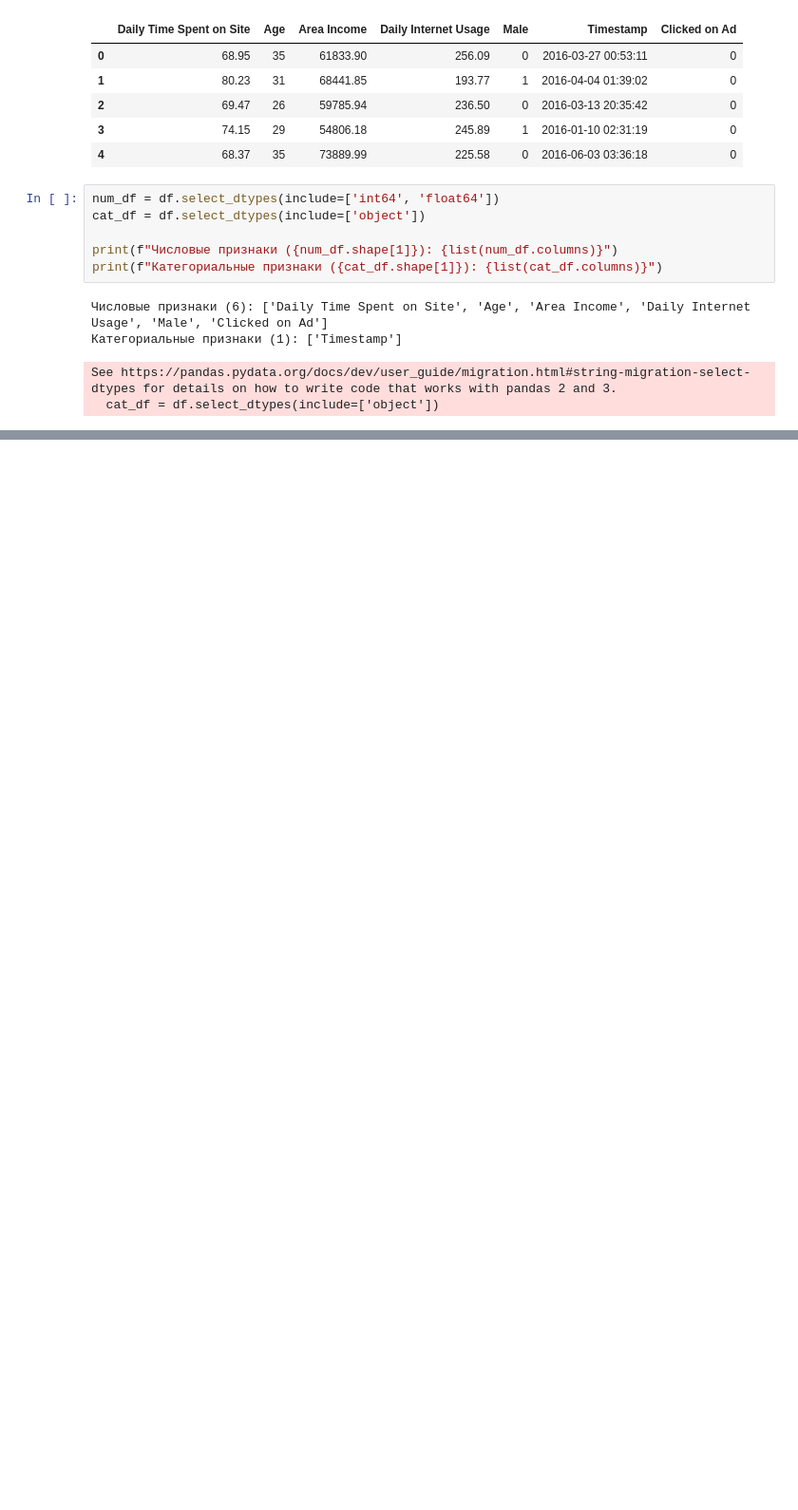
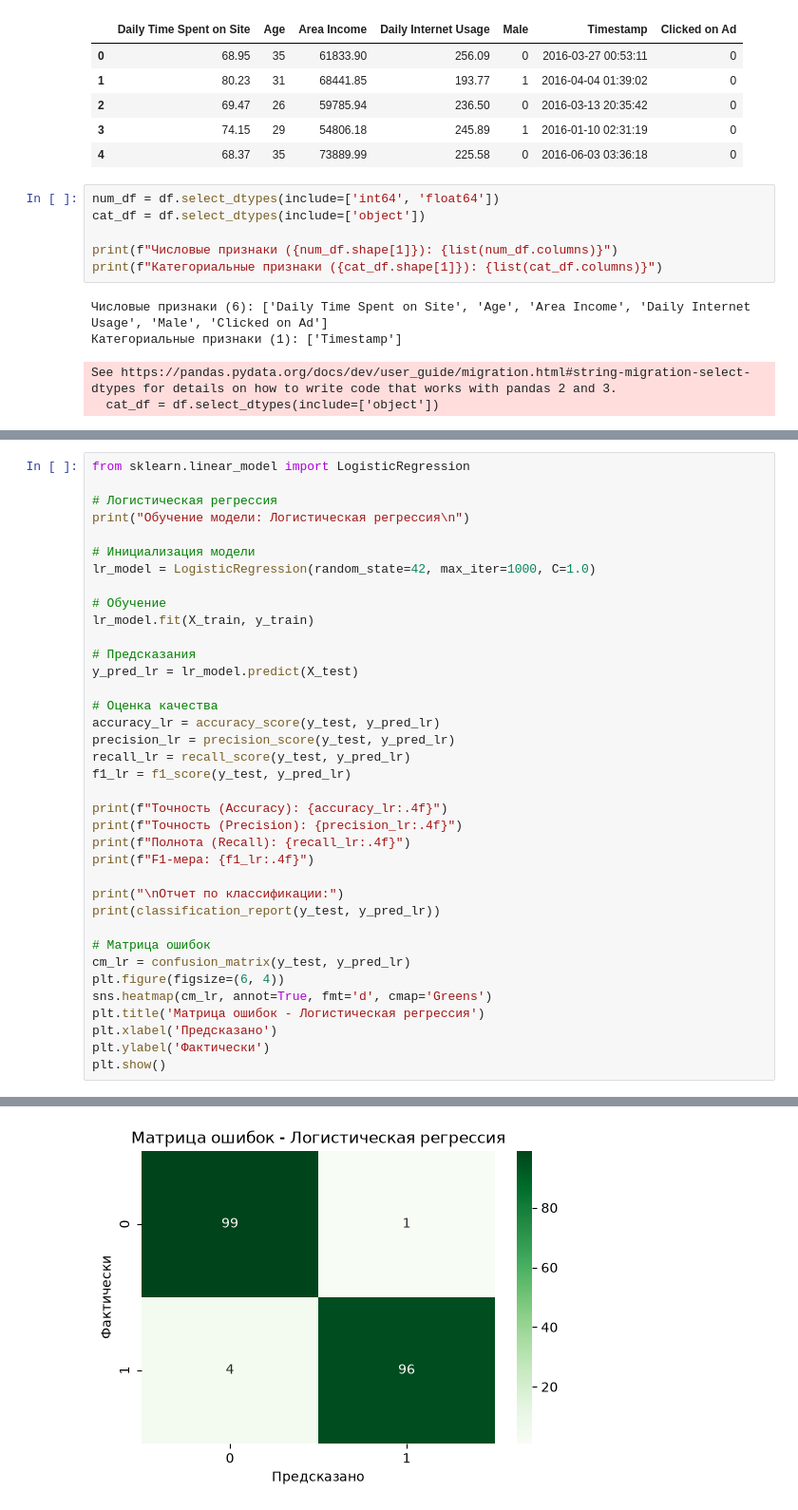
Before and after one commit to ilnikola07/Python, a Jupyter notebook: course/main.ipynb, the cells around one changed output, grey strips where cells are left out. Shown at 95% size. Drawn from its saved outputs; the diff is of its cells as text; blank space fills up the shorter version.

```diff
--- a/course/main.ipynb
+++ b/course/main.ipynb
@@ -199,0 +302,38 @@ KeyError: 'Timestamp'
+# %%
+from sklearn.linear_model import LogisticRegression
+
+# Логистическая регрессия
+print("Обучение модели: Логистическая регрессия\n")
+
+# Инициализация модели
+lr_model = LogisticRegression(random_state=42, max_iter=1000, C=1.0)
+
+# Обучение
+lr_model.fit(X_train, y_train)
+
+# Предсказания
+y_pred_lr = lr_model.predict(X_test)
+
+# Оценка качества
+accuracy_lr = accuracy_score(y_test, y_pred_lr)
+precision_lr = precision_score(y_test, y_pred_lr)
+recall_lr = recall_score(y_test, y_pred_lr)
+f1_lr = f1_score(y_test, y_pred_lr)
+
+print(f"Точность (Accuracy): {accuracy_lr:.4f}")
+print(f"Точность (Precision): {precision_lr:.4f}")
+print(f"Полнота (Recall): {recall_lr:.4f}")
+print(f"F1-мера: {f1_lr:.4f}")
+
+print("\nОтчет по классификации:")
+print(classification_report(y_test, y_pred_lr))
+
+# Матрица ошибок
+cm_lr = confusion_matrix(y_test, y_pred_lr)
+plt.figure(figsize=(6, 4))
+sns.heatmap(cm_lr, annot=True, fmt='d', cmap='Greens')
+plt.title('Матрица ошибок - Логистическая регрессия')
+plt.xlabel('Предсказано')
+plt.ylabel('Фактически')
+plt.show()
+# %% [output]
@@ -199,0 +364 @@ KeyError: 'Timestamp'
+[figure, added]
```
Also changed, not shown: parts of 9 cells of this notebook.
